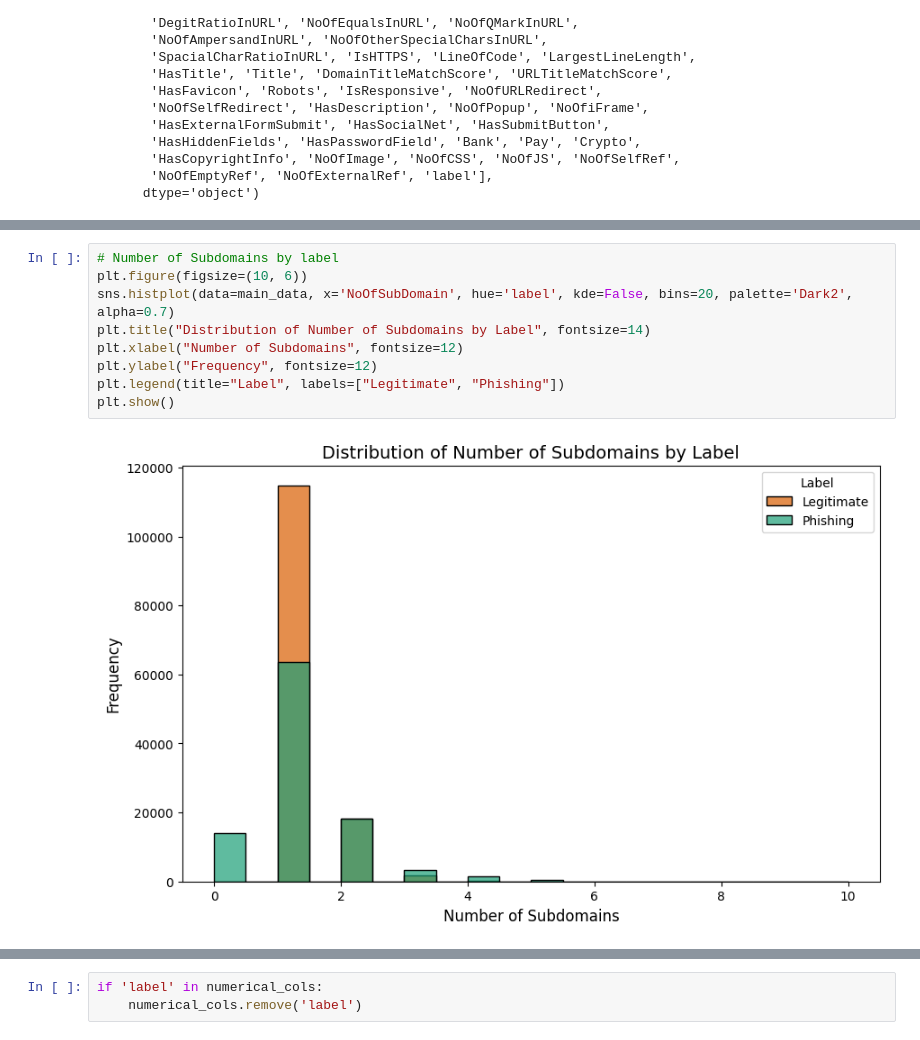
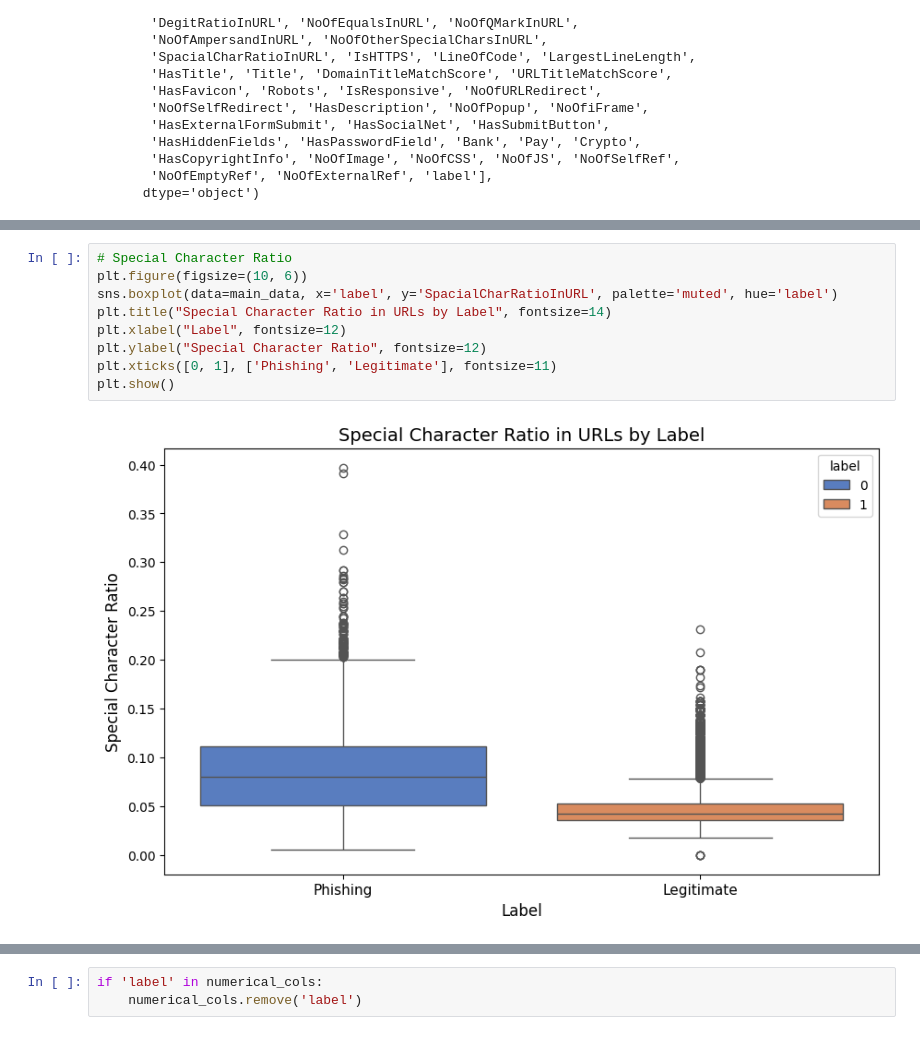
Before and after one commit to sindujavengadesan/PhishingURLThreats_Classification, a Jupyter notebook: phishing_classification.ipynb, the cells around one changed output, grey strips where cells are left out. Cells and saved outputs as stored; diff of their text form.

```diff
--- a/phishing_classification.ipynb
+++ b/phishing_classification.ipynb
@@ -113,11 +220,11 @@ plt.show()
 # %%
-# Number of Subdomains by label
+# Special Character Ratio
 plt.figure(figsize=(10, 6))
-sns.histplot(data=main_data, x='NoOfSubDomain', hue='label', kde=False, bins=20, palette='Dark2', alpha=0.7)
-plt.title("Distribution of Number of Subdomains by Label", fontsize=14)
-plt.xlabel("Number of Subdomains", fontsize=12)
-plt.ylabel("Frequency", fontsize=12)
-plt.legend(title="Label", labels=["Legitimate", "Phishing"])
+sns.boxplot(data=main_data, x='label', y='SpacialCharRatioInURL', palette='muted', hue='label')
+plt.title("Special Character Ratio in URLs by Label", fontsize=14)
+plt.xlabel("Label", fontsize=12)
+plt.ylabel("Special Character Ratio", fontsize=12)
+plt.xticks([0, 1], ['Phishing', 'Legitimate'], fontsize=11)
 plt.show()
 # %% [output]
-[figure, old version]
+[figure, new version]
```
Also changed, not shown: parts of 70 cells of this notebook, 1 other file.
